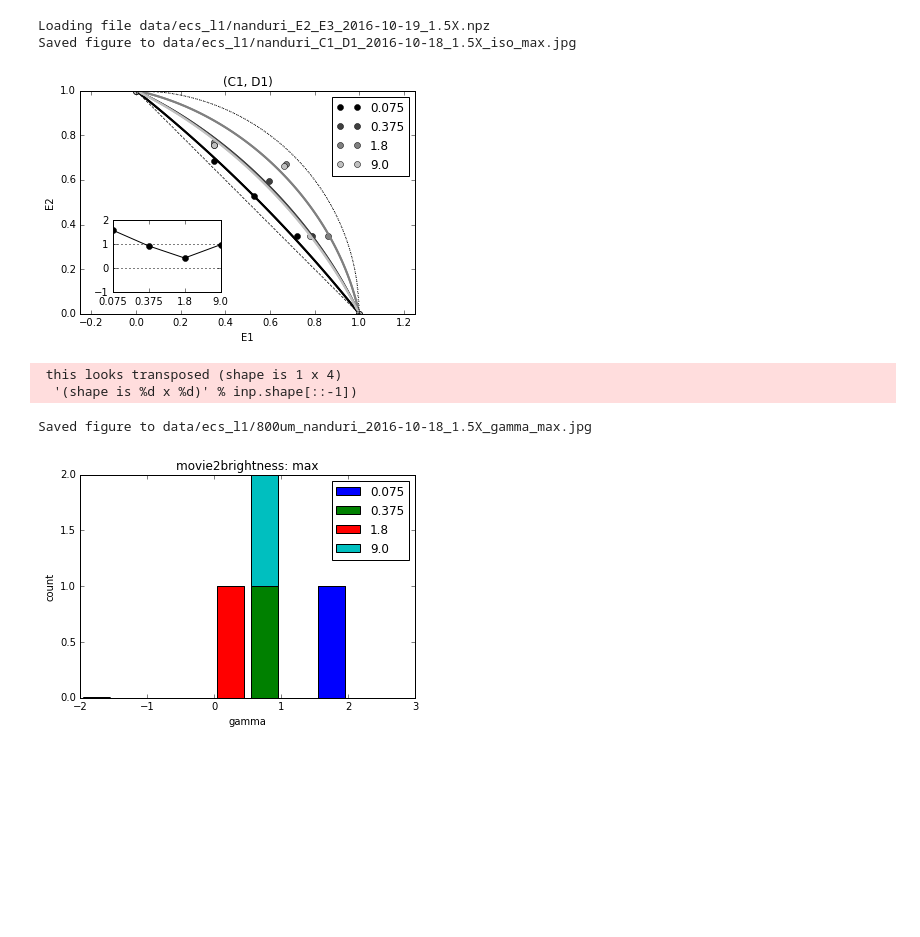
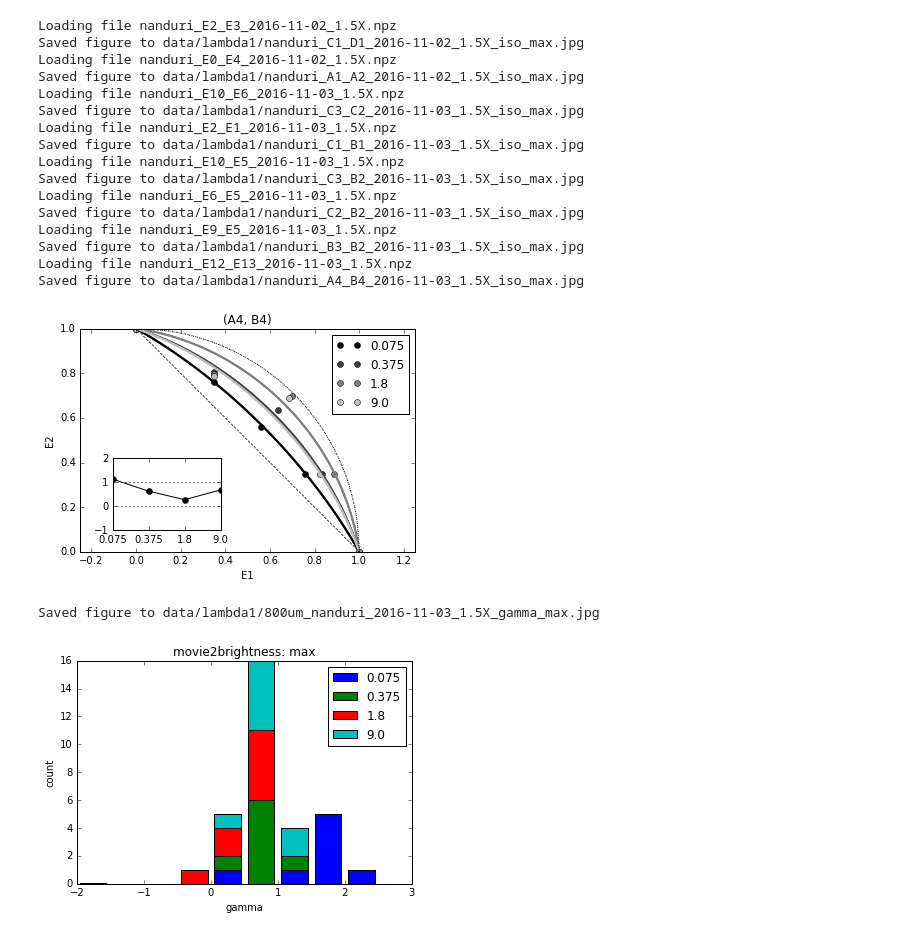
Before and after one commit to mbeyeler/pulse2percept, a Jupyter notebook: examples/notebooks/1.2-mb-exp-Horsager2011-analyze.ipynb, the cells around one changed output. Cells and saved outputs as stored; diff of their text form; code cells hidden in the pictures; blank space fills up the shorter version.

Commit message:
improve exp scripts (find_file, skip, plot)

```diff
--- a/examples/notebooks/1.2-mb-exp-Horsager2011-analyze.ipynb
+++ b/examples/notebooks/1.2-mb-exp-Horsager2011-analyze.ipynb
@@ -8,6 +9,15 @@ from pulse2percept.utils import TimeSeries
 
 import matplotlib.pyplot as plt
 %matplotlib inline
+# %%
+def find_file(datapath, startswith):
+    # look for file in folder `datapath` that starts with `startswith`
+    filename = ''
+    for file in os.listdir(datapath):
+        if file.startswith(startswith):
+            filename = file
+
+    return filename
 # %%
 def fit_amps(x, y, match_y):
     # We are given a list of input values `x` and their corresponding output values
@@ -171,49 +181,65 @@ def plot_gamma(all_gamma, delay, mode, prefix='', save_fig=True):
 # %%
 # how to get brightness from pulse train
 # {'max', 'softmax', 'mean'}
 mode = 'max'
 
-prefix = 'data/ecs_l1/nanduri_'
-suffix = '2016-10-19_1.5X.npz'
+datapath = 'data/lambda1/'
+prefix = 'nanduri'
 
 # all pairs that are 800um away
 idx_E1 = [2, 0, 10, 2, 10, 6, 9, 12]
 idx_E2 = [3, 4,  6, 1,  5, 5, 5, 13]
 
-idx_E1 = [2]
-idx_E2 = [3]
-
 all_amp1 = []
 all_amp2 = []
 all_gamma = []
 for E1, E2 in zip(idx_E1, idx_E2):
-    # Load data from file
-    filename = '%sE%d_E%d_%s' % (prefix, E1, E2, suffix)
-    print('Loading file ' + filename)
-    exp_data = np.load(filename)
+    # Load data from file, auto-complete file name
+    filestr = '%s_E%d_E%d_' % (prefix, E1, E2)
+    filename = find_file(datapath, filestr)
+
+    if filename == '':
+        print('Could not locate file ' + datapath + filestr + ', skip')
+        continue
+    else:
+        print('Loading file ' + filename)
+
+    exp_data = np.load(datapath + filename)
     data = exp_data['data'][()]
     exp_params = exp_data['exp_params'][()]
 
     # calculate isobrightness curve
     amp1, amp2, gamma = get_isobrightness(data, exp_params, mode=mode)
     all_amp1.append(amp1)
     all_amp2.append(amp2)
     all_gamma.append(gamma)
 
     # find delays from file specs
     delay = np.unique(data['cond3']['delay'])
     plot_isobrightness(amp1, amp2, gamma, delay, exp_params)
 # %% [output]
-Loading file data/ecs_l1/nanduri_E2_E3_2016-10-19_1.5X.npz
-Saved figure to data/ecs_l1/nanduri_C1_D1_2016-10-18_1.5X_iso_max.jpg
+Loading file nanduri_E2_E3_2016-11-02_1.5X.npz
+Saved figure to data/lambda1/nanduri_C1_D1_2016-11-02_1.5X_iso_max.jpg
+Loading file nanduri_E0_E4_2016-11-02_1.5X.npz
+Saved figure to data/lambda1/nanduri_A1_A2_2016-11-02_1.5X_iso_max.jpg
+Loading file nanduri_E10_E6_2016-11-03_1.5X.npz
+Saved figure to data/lambda1/nanduri_C3_C2_2016-11-03_1.5X_iso_max.jpg
+Loading file nanduri_E2_E1_2016-11-03_1.5X.npz
+Saved figure to data/lambda1/nanduri_C1_B1_2016-11-03_1.5X_iso_max.jpg
+Loading file nanduri_E10_E5_2016-11-03_1.5X.npz
+Saved figure to data/lambda1/nanduri_C3_B2_2016-11-03_1.5X_iso_max.jpg
+Loading file nanduri_E6_E5_2016-11-03_1.5X.npz
+Saved figure to data/lambda1/nanduri_C2_B2_2016-11-03_1.5X_iso_max.jpg
+Loading file nanduri_E9_E5_2016-11-03_1.5X.npz
+Saved figure to data/lambda1/nanduri_B3_B2_2016-11-03_1.5X_iso_max.jpg
+Loading file nanduri_E12_E13_2016-11-03_1.5X.npz
+Saved figure to data/lambda1/nanduri_A4_B4_2016-11-03_1.5X_iso_max.jpg
-[figure, old version]
+[figure, new version]
 # %%
 plot_gamma(all_gamma, delay, mode, prefix='800um_')
 # %% [output]
- this looks transposed (shape is 1 x 4)
-  '(shape is %d x %d)' % inp.shape[::-1])
+Saved figure to data/lambda1/800um_nanduri_2016-11-03_1.5X_gamma_max.jpg
-Saved figure to data/ecs_l1/800um_nanduri_2016-10-18_1.5X_gamma_max.jpg
-[figure, old version]
+[figure, new version]
 # %%
 # how to get brightness from pulse train
 # {'max', 'softmax', 'mean'}
```
Also changed, not shown: parts of 3 cells of this notebook, 2 other files.
